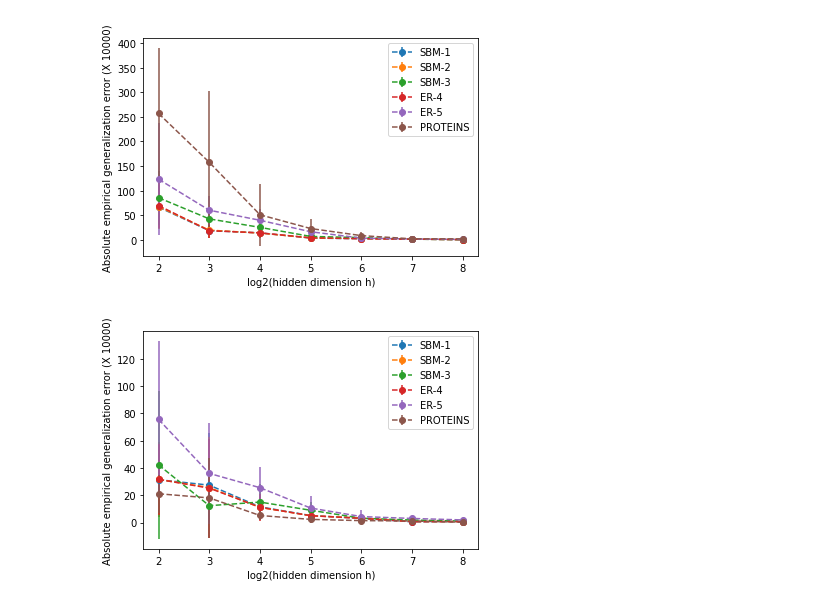
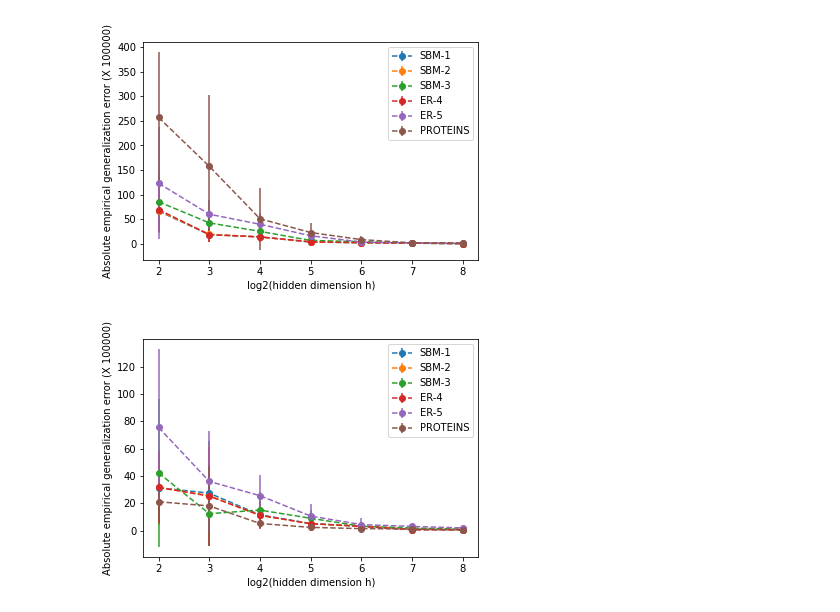
Before and after one commit to SherylHYX/GNN_MF_GE, a Jupyter notebook: src/result_analysis.ipynb, the cells around one changed output. Cells and saved outputs as stored; diff of their text form; code cells hidden in the pictures.

```diff
--- a/src/result_analysis.ipynb
+++ b/src/result_analysis.ipynb
@@ -105,33 +105,33 @@ plt.figure()
 for model_type in GNN_list:
     all_results = np.zeros((len(datasets) * len(train_ratio_list), len(hidden_list), len(seed_list)))
     all_results[:] = np.nan
     combo_list = []
     first_ind = 0
     for dataset in datasets:
         for train_ratio in train_ratio_list:
             for hidden_ind, hidden_dim in enumerate(hidden_list):
                 for seed_ind, random_seed in enumerate(seed_list):
                     file_name = '../result_arrays/' + '{}_{}_seed_{}_{}_hidden{}_100train_ratio{}_alpha{}'.format(
                     dataset, 'w_consts', random_seed, model_type, hidden_dim, int(100*train_ratio),
                     alpha) + '_excess_risk.npy'
                     try:
                         all_results[first_ind, hidden_ind, seed_ind] = abs(np.load(file_name)[-1])
                     except FileNotFoundError:
                         pass
             combo_list.append(dataset)
             first_ind += 1
     all_results = all_results * 100000 # enlarge the values to avoid scientific notation
     if not np.isnan(all_results).all():
         results_mean = np.nanmean(all_results, axis=2)
         results_std = np.nanstd(all_results, axis=2)
         for i in range(len(combo_list)):
             if not np.isnan(results_mean[i]).all():
                 plt.errorbar(log_hidden_list, results_mean[i], yerr=results_std[i], label=combo_list[i], linestyle='dashed', marker='o')
     plt.legend()
     plt.xlabel('log2(hidden dimension h)')
-    plt.ylabel('Absolute empirical generalization error (X 10000)')
+    plt.ylabel('Absolute empirical generalization error (X 100000)')
     plt.savefig(model_type+'_abs_ge_70sup.pdf', format='pdf')
     plt.show()
 # %% [output]
-[figure, old version]
+[figure, new version]
-[figure, old version]
+[figure, new version]
```
